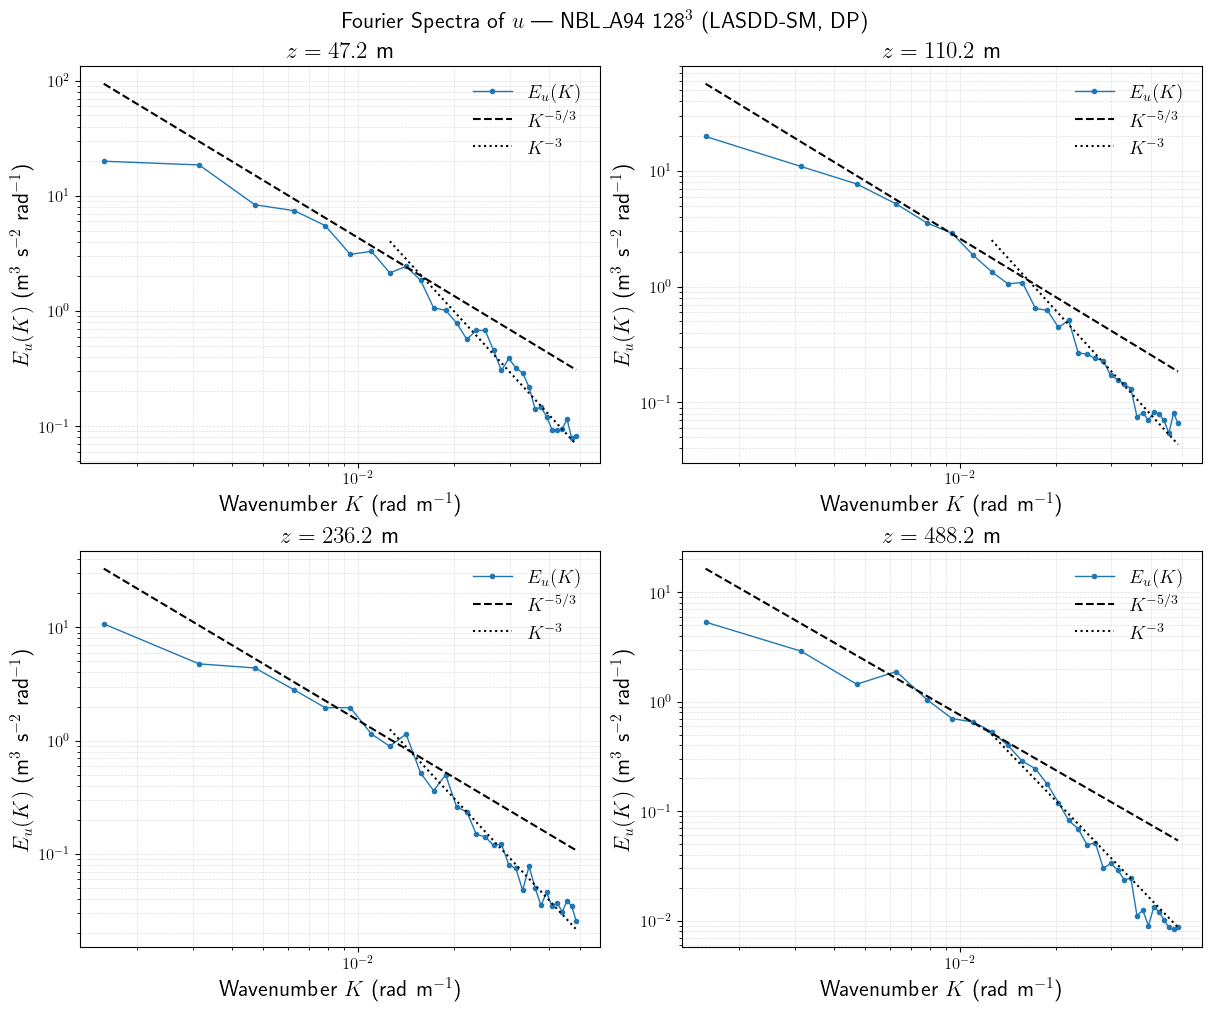
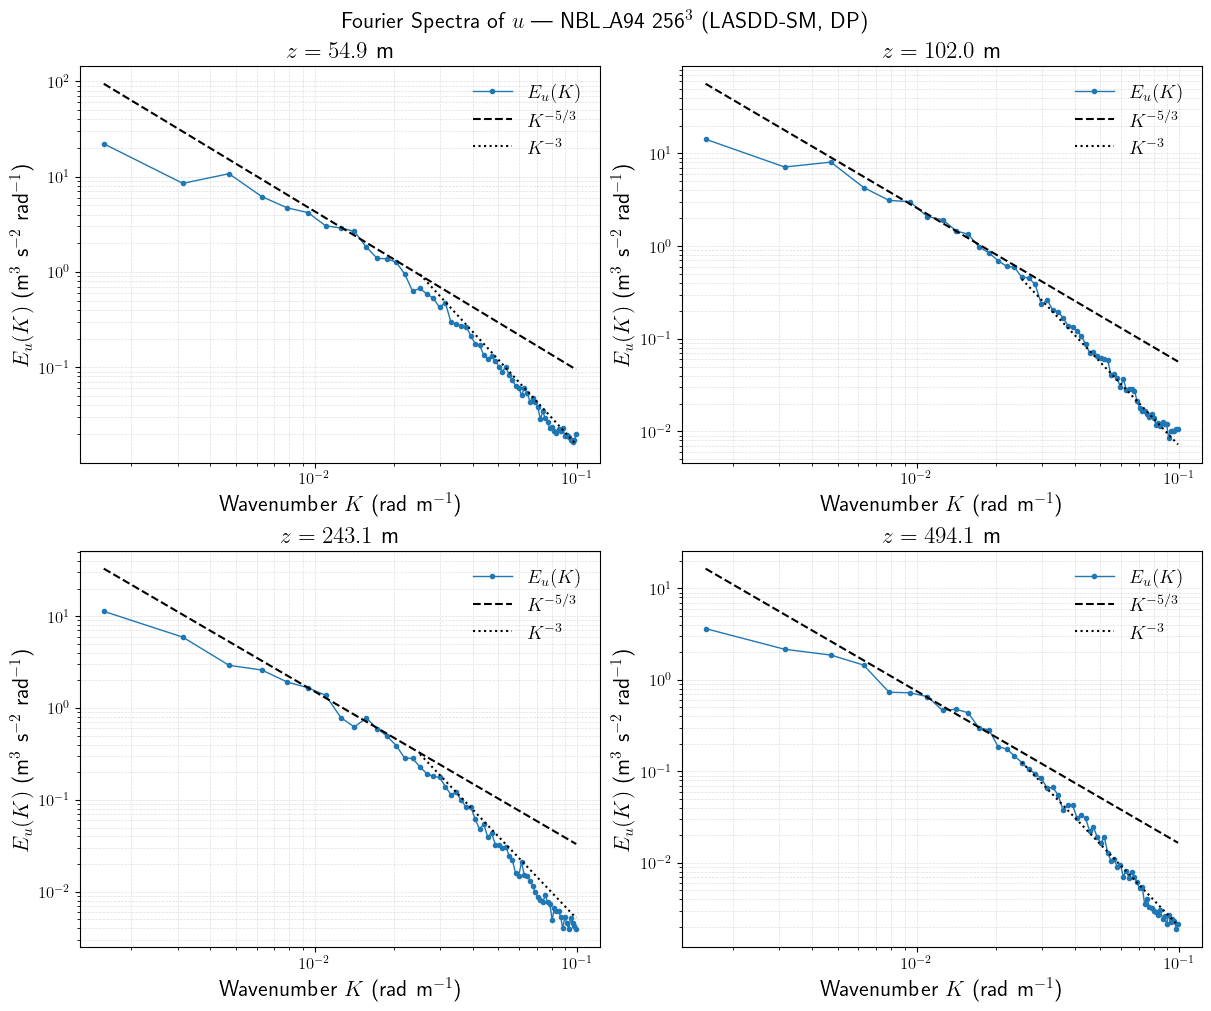
Code edit (unified diff) that turned the first committed figure into the second:
--- before
+++ after
@@ -10,5 +10,5 @@
 
 A_ref_u = [2e-3, 1.2e-3, 7e-4, 3.5e-4]   # one pre-factor per height level; adjust to shift K^{-5/3}
-A_ref_u3 = [8e-6, 5e-6, 2.5e-6, 1e-6]   # adjust to shift K^{-3}
+A_ref_u3 = [1.5e-5, 7e-6, 5e-6, 2e-6]   # adjust to shift K^{-3}
 
 for i, k in enumerate(k_levels):
@@ -27,4 +27,4 @@
     ax.grid(True, which='both', ls='--', alpha=0.4)
 
-fig.suptitle(r'Fourier Spectra of $u$ — NBL\_A94 128$^3$ (LASDD-SM, DP)', fontsize=16)
+fig.suptitle(r'Fourier Spectra of $u$ — NBL\_A94 256$^3$ (LASDD-SM, DP)', fontsize=16)
 plt.show()

Commit: Update NBL_A94 Fourier spectra notebook with user revisions